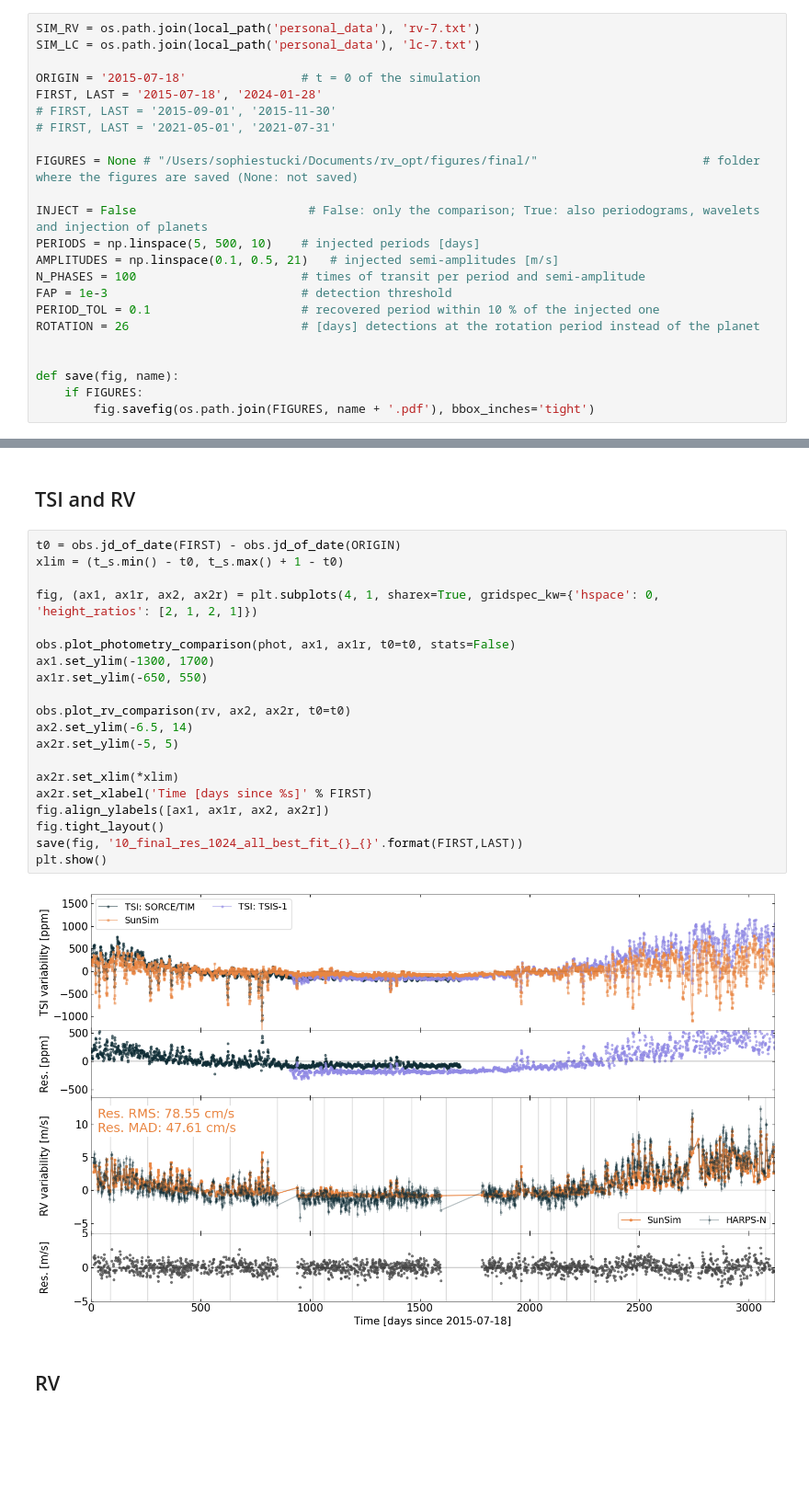
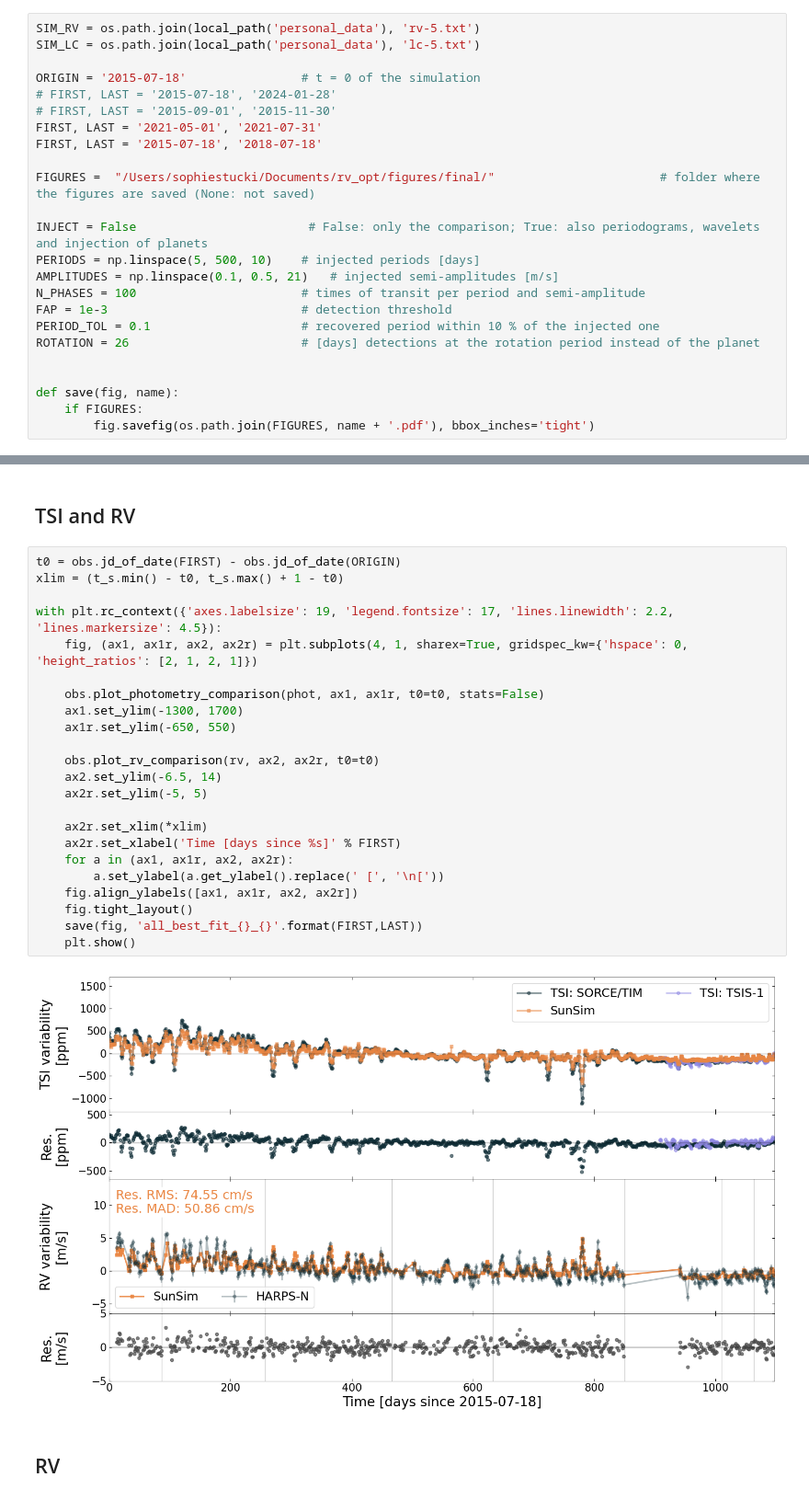
Before and after one commit to sophiestucki/sunsim, a Jupyter notebook: analysis/10_years_injection.ipynb, the cells around one changed output, grey strips where cells are left out. Shown at 92% size. Saved outputs shown, nothing was run; the diff lists cells and outputs as text; blank space fills up the shorter version.

```diff
--- a/analysis/10_years_injection.ipynb
+++ b/analysis/10_years_injection.ipynb
@@ -28,15 +28,16 @@ plt.rcParams.update({
 # %% [markdown]
 ## Parameters
 # %%
-SIM_RV = os.path.join(local_path('personal_data'), 'rv-7.txt')
-SIM_LC = os.path.join(local_path('personal_data'), 'lc-7.txt')
+SIM_RV = os.path.join(local_path('personal_data'), 'rv-5.txt')
+SIM_LC = os.path.join(local_path('personal_data'), 'lc-5.txt')
 
 ORIGIN = '2015-07-18'                # t = 0 of the simulation
-FIRST, LAST = '2015-07-18', '2024-01-28'
+# FIRST, LAST = '2015-07-18', '2024-01-28'
 # FIRST, LAST = '2015-09-01', '2015-11-30'
-# FIRST, LAST = '2021-05-01', '2021-07-31'
+FIRST, LAST = '2021-05-01', '2021-07-31'
+FIRST, LAST = '2015-07-18', '2018-07-18'
 
-FIGURES = None # "/Users/sophiestucki/Documents/rv_opt/figures/final/"                       # folder where the figures are saved (None: not saved)
+FIGURES =  "/Users/sophiestucki/Documents/rv_opt/figures/final/"                       # folder where the figures are saved (None: not saved)
 
 INJECT = False                        # False: only the comparison; True: also periodograms, wavelets and injection of planets
 PERIODS = np.linspace(5, 500, 10)    # injected periods [days]
@@ -95,25 +92,28 @@ TSIS-1     offset obs 114.3 ppm, sim 2.2 ppm
 # %%
 t0 = obs.jd_of_date(FIRST) - obs.jd_of_date(ORIGIN)
 xlim = (t_s.min() - t0, t_s.max() + 1 - t0)
 
-fig, (ax1, ax1r, ax2, ax2r) = plt.subplots(4, 1, sharex=True, gridspec_kw={'hspace': 0, 'height_ratios': [2, 1, 2, 1]})
+with plt.rc_context({'axes.labelsize': 19, 'legend.fontsize': 17, 'lines.linewidth': 2.2, 'lines.markersize': 4.5}):
+    fig, (ax1, ax1r, ax2, ax2r) = plt.subplots(4, 1, sharex=True, gridspec_kw={'hspace': 0, 'height_ratios': [2, 1, 2, 1]})
 
-obs.plot_photometry_comparison(phot, ax1, ax1r, t0=t0, stats=False)
-ax1.set_ylim(-1300, 1700)
-ax1r.set_ylim(-650, 550)
+    obs.plot_photometry_comparison(phot, ax1, ax1r, t0=t0, stats=False)
+    ax1.set_ylim(-1300, 1700)
+    ax1r.set_ylim(-650, 550)
 
-obs.plot_rv_comparison(rv, ax2, ax2r, t0=t0)
-ax2.set_ylim(-6.5, 14)
-ax2r.set_ylim(-5, 5)
+    obs.plot_rv_comparison(rv, ax2, ax2r, t0=t0)
+    ax2.set_ylim(-6.5, 14)
+    ax2r.set_ylim(-5, 5)
 
-ax2r.set_xlim(*xlim)
-ax2r.set_xlabel('Time [days since %s]' % FIRST)
-fig.align_ylabels([ax1, ax1r, ax2, ax2r])
-fig.tight_layout()
-save(fig, '10_final_res_1024_all_best_fit_{}_{}'.format(FIRST,LAST))
-plt.show()
+    ax2r.set_xlim(*xlim)
+    ax2r.set_xlabel('Time [days since %s]' % FIRST)
+    for a in (ax1, ax1r, ax2, ax2r):
+        a.set_ylabel(a.get_ylabel().replace(' [', '\n['))
+    fig.align_ylabels([ax1, ax1r, ax2, ax2r])
+    fig.tight_layout()
+    save(fig, 'all_best_fit_{}_{}'.format(FIRST,LAST))
+    plt.show()
 # %% [output]
-[figure, old version]
+[figure, new version]
 # %% [markdown]
 ## RV
 # %%
```
Also changed, not shown: parts of 4 cells of this notebook, 27 other files.
